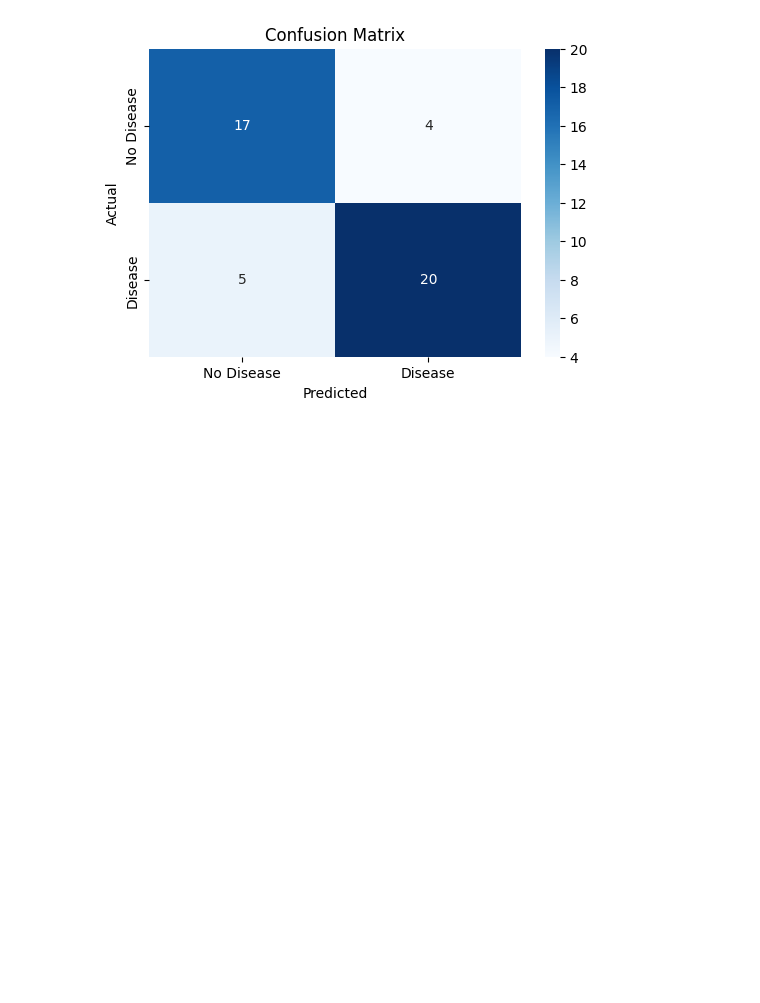
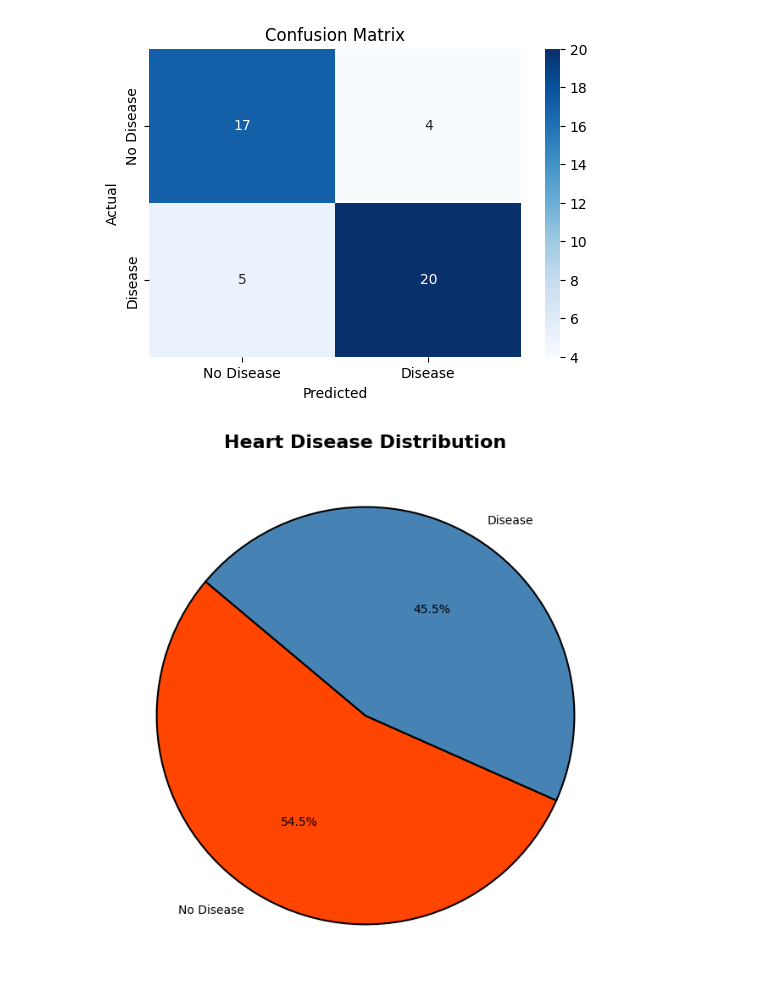
Before and after one commit to Rajani1-tech/Multiple-Disease-Prediction, a Jupyter notebook: eda_heart_disease.ipynb, the cells around one changed output. Saved outputs shown, nothing was run; the diff lists cells and outputs as text; code cells hidden in the pictures; blank space fills up the shorter version.

Commit message:
eda for heart disease

```diff
--- a/eda_heart_disease.ipynb
+++ b/eda_heart_disease.ipynb
@@ -186,3 +188,30 @@ plt.title("Confusion Matrix")
 plt.show()
 # %% [output]
 [figure]
+# %%
+import pandas as pd
+import matplotlib.pyplot as plt
+
+# Load dataset
+df = pd.read_csv('/home/predator/Desktop/college_project/Multiple-Disease-Prediction/dataset/heart.csv')
+
+# Count occurrences of each class
+disease_counts = df['target'].value_counts()
+
+# Define labels and colors
+labels = ['No Disease', 'Disease']
+colors = ['#FF4500', '#4682B4']  # Orangered & Steel Blue
+
+# Create pie chart
+plt.figure(figsize=(10, 8))
+plt.pie(disease_counts, labels=labels, autopct='%1.1f%%', colors=colors, startangle=140,
+        wedgeprops={'edgecolor': 'black', 'linewidth': 1.5})
+
+# Title
+plt.title('Heart Disease Distribution', fontsize=16, fontweight='bold')
+
+# Save and show the plot
+plt.savefig('/home/predator/Desktop/college_project/Multiple-Disease-Prediction/EDA /Heart_Disease_Pie.png', dpi=300, bbox_inches='tight')
+plt.show()
+# %% [output]
+[figure, added]
```
Also changed, not shown: parts of 2 cells of this notebook.
